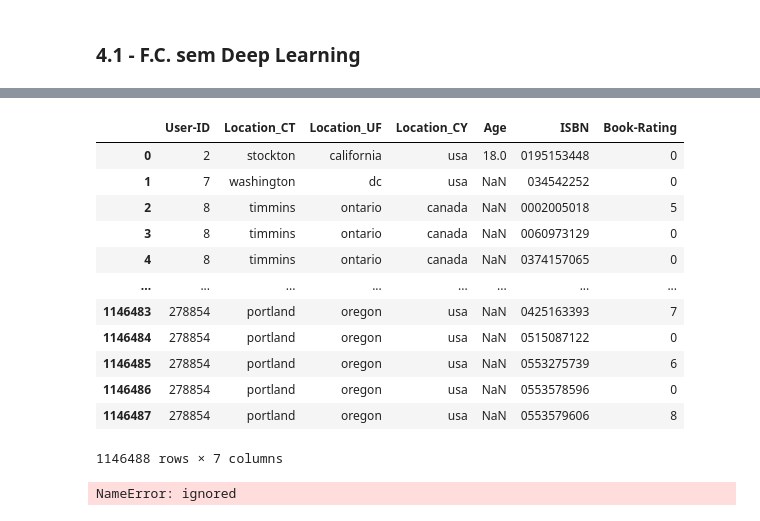
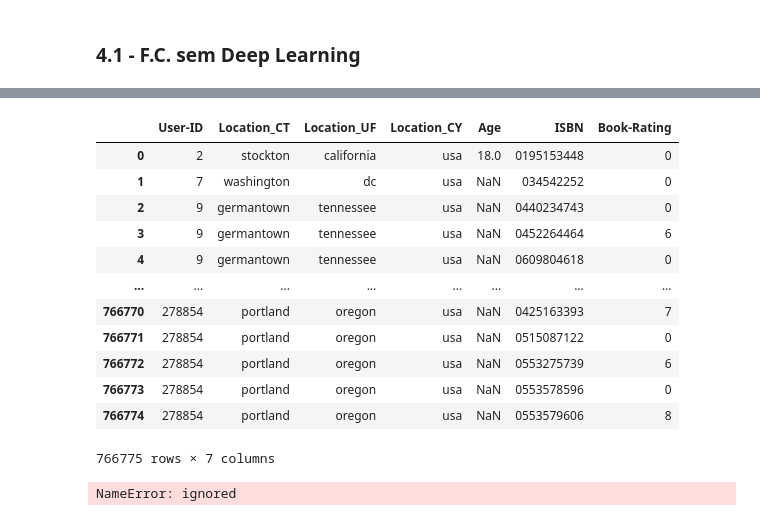
Before and after one commit to vivitc/deep-learning-books, a Jupyter notebook: Trabalho_DL_Books.ipynb, the cells around one changed output, grey strips where cells are left out. Drawn from its saved outputs; the diff is of its cells as text; code cells hidden in the pictures.

Commit message:
using only users in usa to create matrix

```diff
--- a/Trabalho_DL_Books.ipynb
+++ b/Trabalho_DL_Books.ipynb
@@ -398,3 +398,8 @@ Executaremos a filtragem com DL e sem DL, para depois compararmos as principais
 - mean_abs_error: O mean absolute error
 # %% [markdown]
 ### 4.1 - F.C. sem Deep Learning
+# %%
+df_users['Location_CY'] = df_users['Location_CY'].str.strip()
+# %%
+df_users_usa = df_users[df_users['Location_CY'] == "usa"]
+df_users_usa
@@ -401,20 +420,20 @@ Executaremos a filtragem com DL e sem DL, para depois compararmos as principais
 # %%
-merged_user_book_rating_df = pd.merge(left=df_users, right=df_book_rating, left_on='User-ID', right_on='User-ID')
+merged_user_book_rating_df = pd.merge(left=df_users_usa, right=df_book_rating, left_on='User-ID', right_on='User-ID')
 merged_user_book_rating_df
 # %% [output]
 |  | User-ID | Location_CT | Location_UF | Location_CY | Age | ISBN | Book-Rating |
 | 0 | 2 | stockton | california | usa | 18.0 | 0195153448 | 0 |
 | 1 | 7 | washington | dc | usa | NaN | 034542252 | 0 |
-| 2 | 8 | timmins | ontario | canada | NaN | 0002005018 | 5 |
-| 3 | 8 | timmins | ontario | canada | NaN | 0060973129 | 0 |
-| 4 | 8 | timmins | ontario | canada | NaN | 0374157065 | 0 |
+| 2 | 9 | germantown | tennessee | usa | NaN | 0440234743 | 0 |
+| 3 | 9 | germantown | tennessee | usa | NaN | 0452264464 | 6 |
+| 4 | 9 | germantown | tennessee | usa | NaN | 0609804618 | 0 |
 | ... | ... | ... | ... | ... | ... | ... | ... |
-| 1146483 | 278854 | portland | oregon | usa | NaN | 0425163393 | 7 |
-| 1146484 | 278854 | portland | oregon | usa | NaN | 0515087122 | 0 |
-| 1146485 | 278854 | portland | oregon | usa | NaN | 0553275739 | 6 |
-| 1146486 | 278854 | portland | oregon | usa | NaN | 0553578596 | 0 |
-| 1146487 | 278854 | portland | oregon | usa | NaN | 0553579606 | 8 |
+| 766770 | 278854 | portland | oregon | usa | NaN | 0425163393 | 7 |
+| 766771 | 278854 | portland | oregon | usa | NaN | 0515087122 | 0 |
+| 766772 | 278854 | portland | oregon | usa | NaN | 0553275739 | 6 |
+| 766773 | 278854 | portland | oregon | usa | NaN | 0553578596 | 0 |
+| 766774 | 278854 | portland | oregon | usa | NaN | 0553579606 | 8 |
-1146488 rows × 7 columns
+766775 rows × 7 columns
 # %%
 user_books_matrix_df = merged_user_book_rating_df.pivot(index='User-ID',
                                                      columns='ISBN',
```
Also changed, not shown: parts of 2 cells of this notebook.
